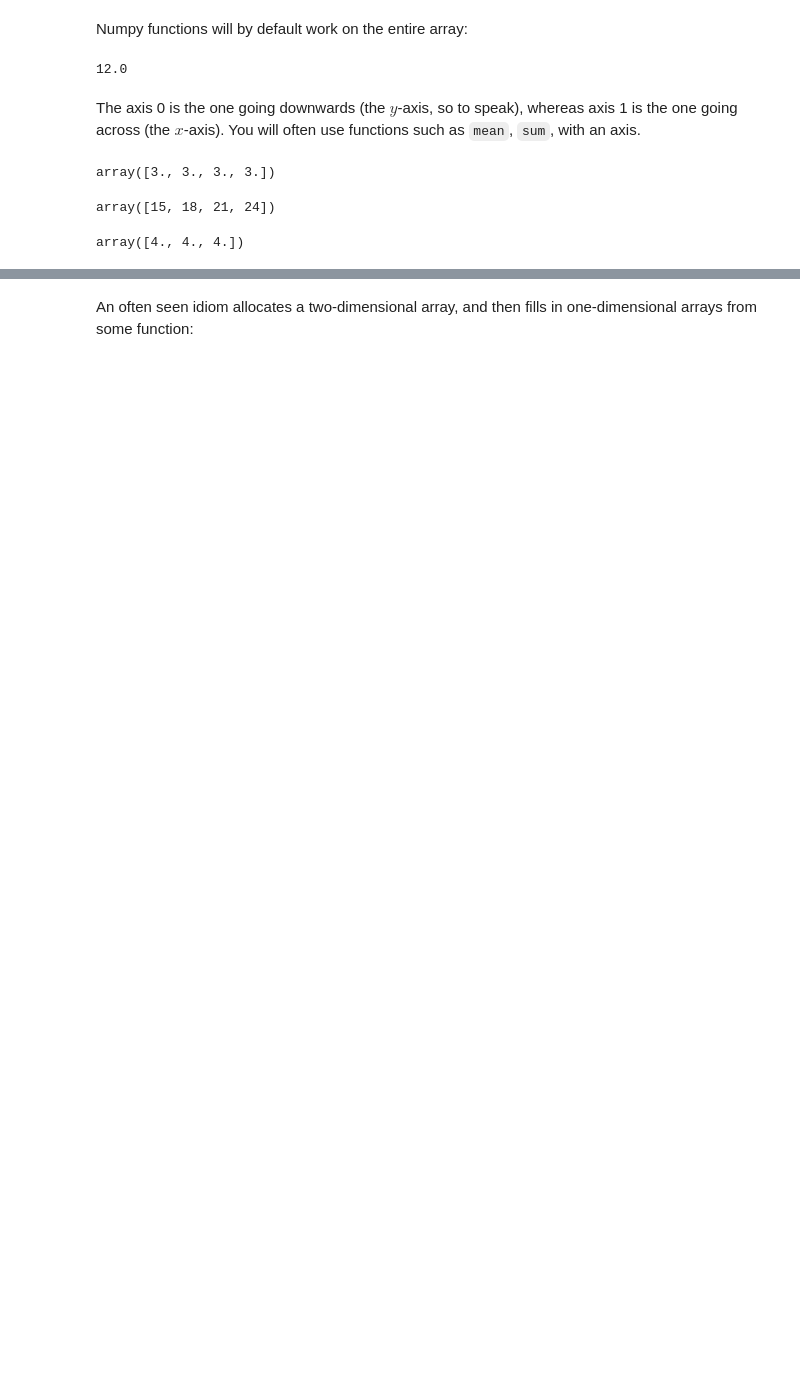
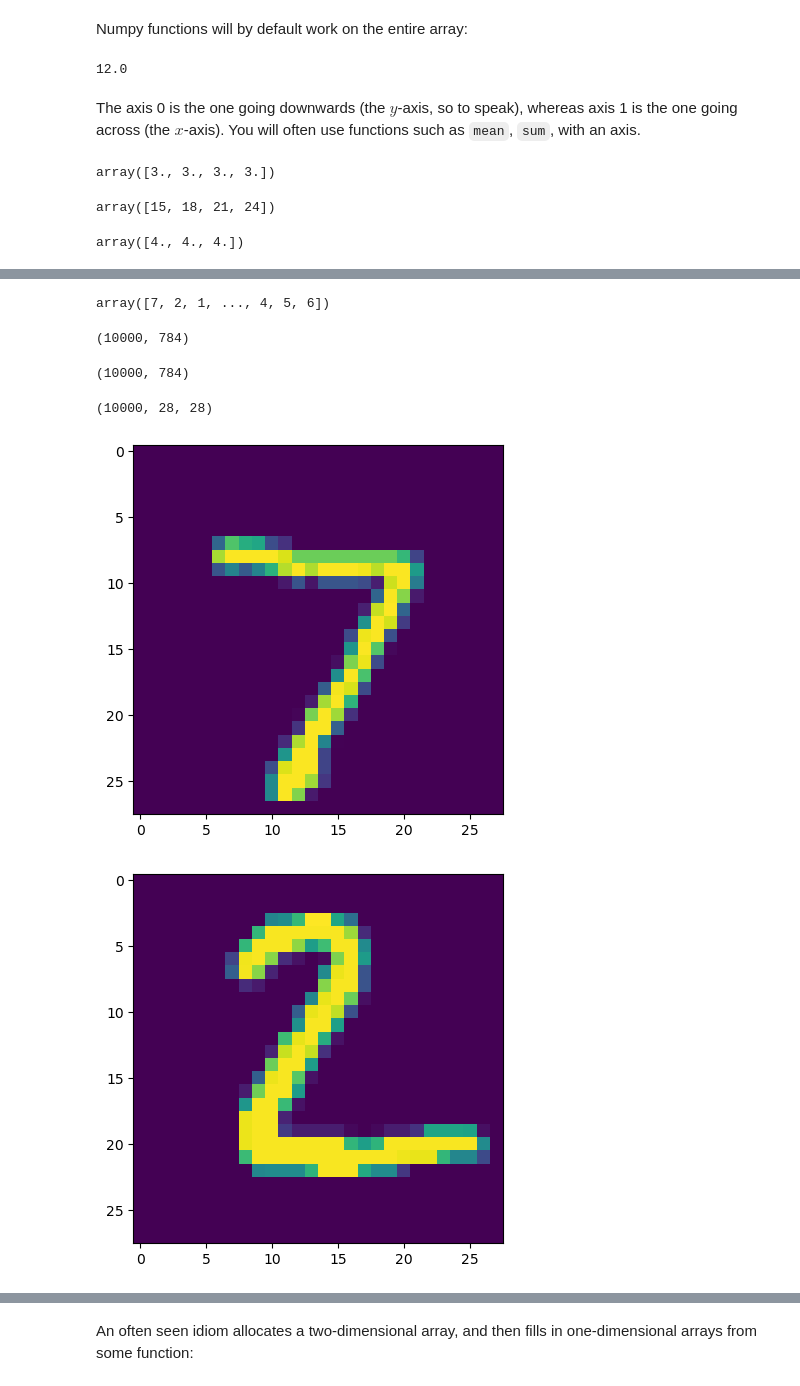
Before and after one commit to rahuldave/NumpyAndStatsFun, a Jupyter notebook: distribute_numpy_arrays.ipynb, the cells around one changed output, grey strips where cells are left out. Drawn from its saved outputs; the diff is of its cells as text; code cells hidden in the pictures; blank space fills up the shorter version.

```diff
--- a/distribute_numpy_arrays.ipynb
+++ b/distribute_numpy_arrays.ipynb
@@ -170,0 +253,27 @@ array([4., 4., 4.])
+# %%
+labels
+# %% [output]
+array([7, 2, 1, ..., 4, 5, 6])
+# %%
+test_images_df = test_data.drop(0, axis=1)
+test_images_df.shape
+# %% [output]
+(10000, 784)
+# %%
+test_images = test_images_df.values
+# %%
+test_images.shape
+# %% [output]
+(10000, 784)
+# %%
+test_images_tensor = test_images.reshape(-1, 28, 28)
+test_images_tensor.shape
+# %% [output]
+(10000, 28, 28)
+# %%
+for i in range(10):
+    plt.figure()
+    plt.imshow(test_images_tensor[i])
+# %% [output]
+[figure, added]
+[figure, added]
```
Also changed, not shown: parts of 18 cells of this notebook, 1 other file.
